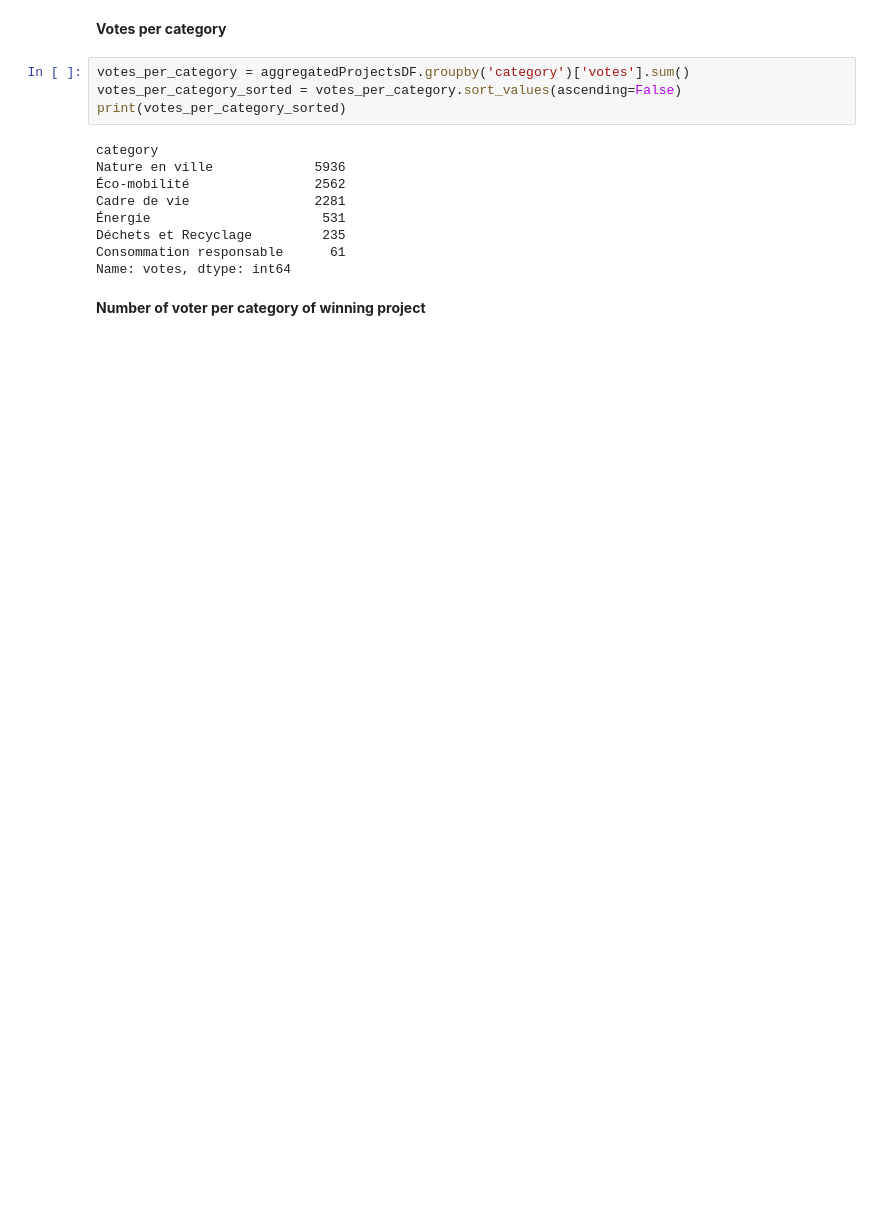
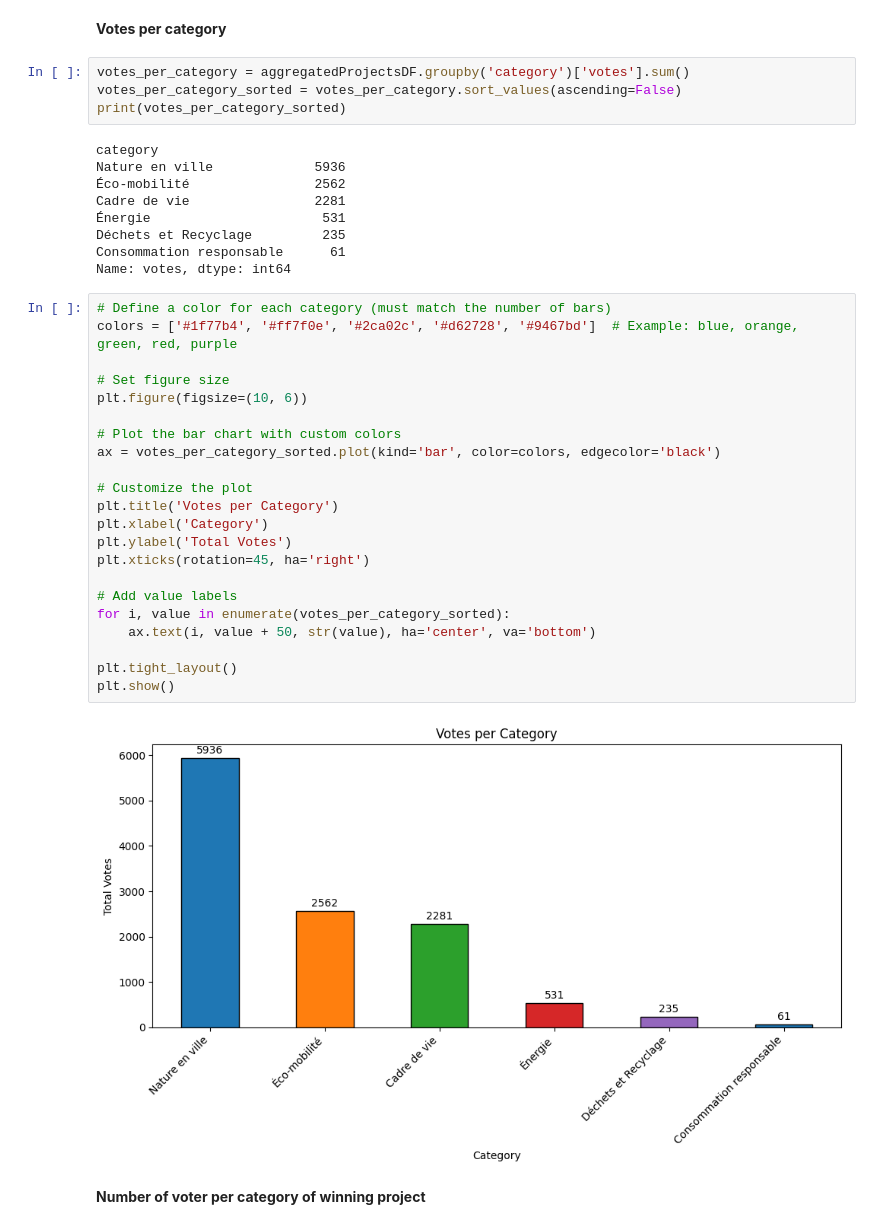
Before and after one commit to SamuelMalaga/M2IS-Internship-XAI, a Jupyter notebook: XAI_Descritpive_analysis.ipynb, the cells around one changed output. Saved outputs shown, nothing was run; the diff lists cells and outputs as text; blank space fills up the shorter version.

```diff
--- a/XAI_Descritpive_analysis.ipynb
+++ b/XAI_Descritpive_analysis.ipynb
@@ -274,6 +305,30 @@ Cadre de vie                2281
 Déchets et Recyclage         235
 Consommation responsable      61
 Name: votes, dtype: int64
+# %%
+# Define a color for each category (must match the number of bars)
+colors = ['#1f77b4', '#ff7f0e', '#2ca02c', '#d62728', '#9467bd']  # Example: blue, orange, green, red, purple
+
+# Set figure size
+plt.figure(figsize=(10, 6))
+
+# Plot the bar chart with custom colors
+ax = votes_per_category_sorted.plot(kind='bar', color=colors, edgecolor='black')
+
+# Customize the plot
+plt.title('Votes per Category')
+plt.xlabel('Category')
+plt.ylabel('Total Votes')
+plt.xticks(rotation=45, ha='right')
+
+# Add value labels
+for i, value in enumerate(votes_per_category_sorted):
+    ax.text(i, value + 50, str(value), ha='center', va='bottom')
+
+plt.tight_layout()
+plt.show()
+# %% [output]
+[figure, added]
 # %% [markdown]
 **Number of voter per category of winning project**
 # %%
```
Also changed, not shown: parts of 5 cells of this notebook, 12 other files.
